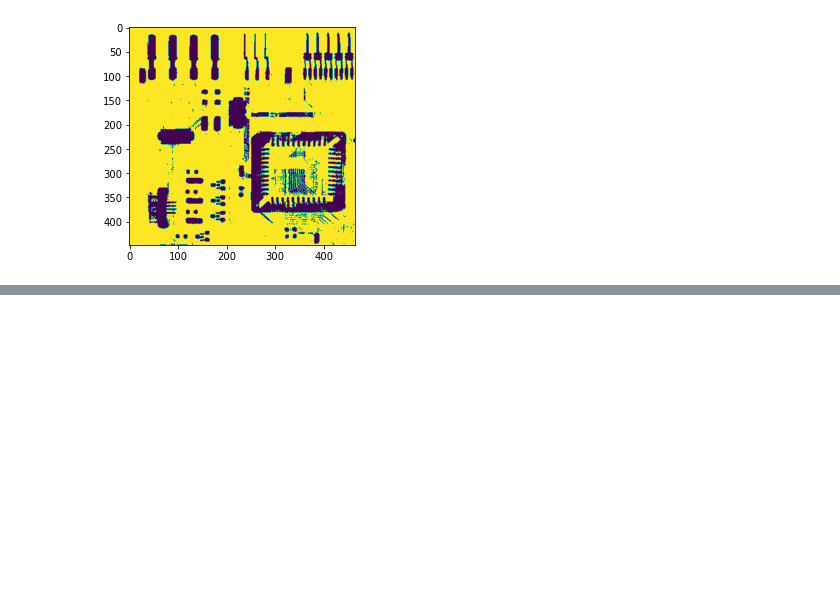
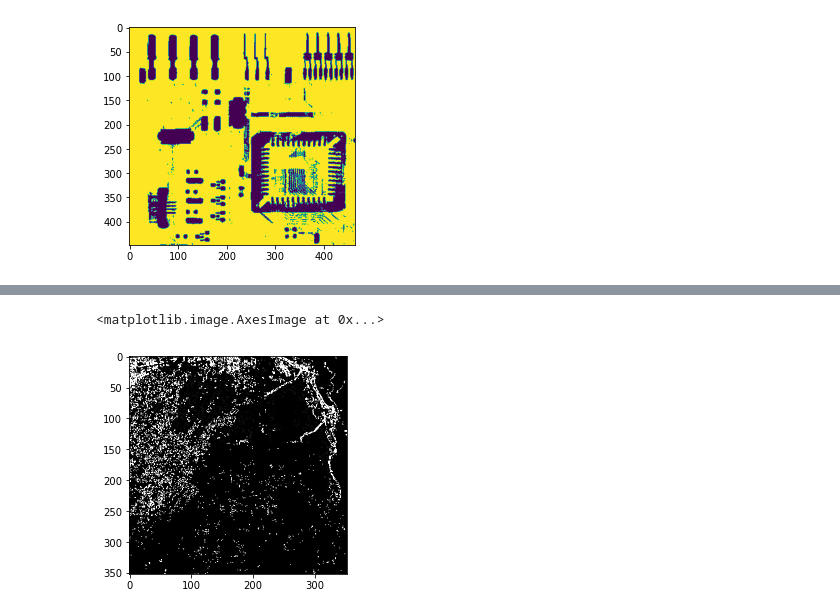
Before and after one commit to amirhdre/DigitalImageProcessing---Spring2021, a Jupyter notebook: HW3/Sandbox.ipynb, the cells around one changed output, grey strips where cells are left out. Drawn from its saved outputs; the diff is of its cells as text; code cells hidden in the pictures; blank space fills up the shorter version.

```diff
--- a/HW3/Sandbox.ipynb
+++ b/HW3/Sandbox.ipynb
@@ -388,0 +518,8 @@ plt.imshow(outfinal)
+# %%
+# plt.imshow(res_7, vmin=res_7.min(), vmax=res_7.max(), cmap='gray')
+# plt.imshow(res_6, vmin=res_7.min(), vmax=res_7.max(), cmap='gray')
+# plt.imshow(res_5, vmin=res_7.min(), vmax=res_7.max(), cmap='gray')
+plt.imshow(res, vmin=res_7.min(), vmax=res_7.max(), cmap='gray')
+# %% [output]
+<matplotlib.image.AxesImage at 0x...>
+[figure, added]
```
Also changed, not shown: parts of 2 cells of this notebook, 3 other files.
